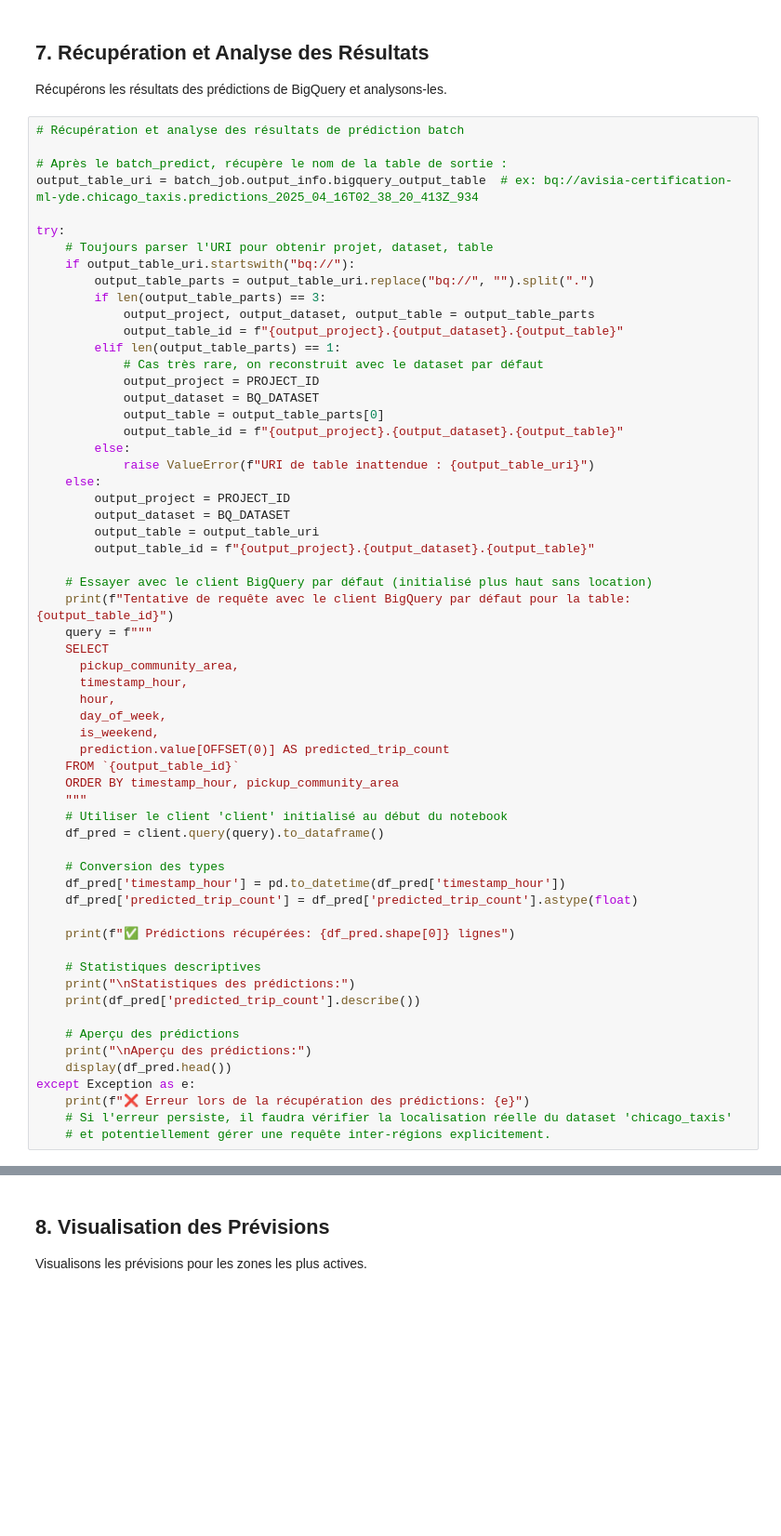
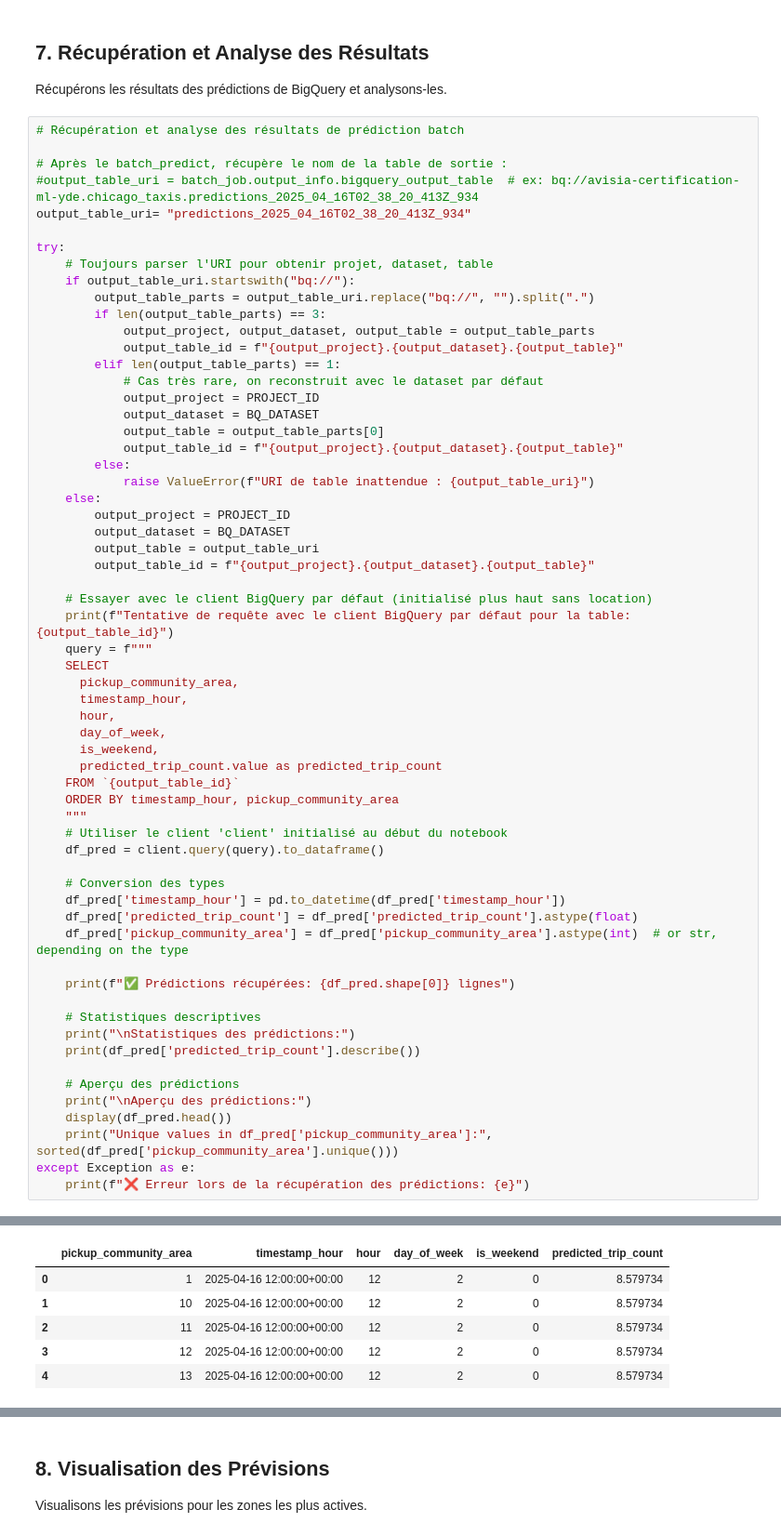
Before and after one commit to gvern/chicago-taxi-genai-demo, a Jupyter notebook: notebooks/3_Batch_Prediction_Visualization.ipynb, the cells around one changed output, grey strips where cells are left out. Shown: that part at 93% size. Saved outputs shown, nothing was run; the diff lists cells and outputs as text; blank space fills up the shorter version.

```diff
--- a/notebooks/3_Batch_Prediction_Visualization.ipynb
+++ b/notebooks/3_Batch_Prediction_Visualization.ipynb
@@ -333,7 +331,8 @@ Récupérons les résultats des prédictions de BigQuery et analysons-les.
 # Récupération et analyse des résultats de prédiction batch
 
 # Après le batch_predict, récupère le nom de la table de sortie :
-output_table_uri = batch_job.output_info.bigquery_output_table  # ex: bq://avisia-certification-ml-yde.chicago_taxis.predictions_2025_04_16T02_38_20_413Z_934
+#output_table_uri = batch_job.output_info.bigquery_output_table  # ex: bq://avisia-certification-ml-yde.chicago_taxis.predictions_2025_04_16T02_38_20_413Z_934
+output_table_uri= "predictions_2025_04_16T02_38_20_413Z_934"
 
 try:
     # Toujours parser l'URI pour obtenir projet, dataset, table
@@ -365,7 +364,7 @@ try:
       hour,
       day_of_week,
       is_weekend,
-      prediction.value[OFFSET(0)] AS predicted_trip_count
+      predicted_trip_count.value as predicted_trip_count
     FROM `{output_table_id}`
     ORDER BY timestamp_hour, pickup_community_area
     """
@@ -375,6 +374,7 @@ try:
     # Conversion des types
     df_pred['timestamp_hour'] = pd.to_datetime(df_pred['timestamp_hour'])
     df_pred['predicted_trip_count'] = df_pred['predicted_trip_count'].astype(float)
+    df_pred['pickup_community_area'] = df_pred['pickup_community_area'].astype(int)  # or str, depending on the type
 
     print(f"✅ Prédictions récupérées: {df_pred.shape[0]} lignes")
 
@@ -385,9 +385,8 @@ try:
     # Aperçu des prédictions
     print("\nAperçu des prédictions:")
     display(df_pred.head())
+    print("Unique values in df_pred['pickup_community_area']:", sorted(df_pred['pickup_community_area'].unique()))
 except Exception as e:
     print(f"❌ Erreur lors de la récupération des prédictions: {e}")
-    # Si l'erreur persiste, il faudra vérifier la localisation réelle du dataset 'chicago_taxis'
-    # et potentiellement gérer une requête inter-régions explicitement.
 # %% [output]
 Tentative de requête avec le client BigQuery par défaut pour la table: avisia-certification-ml-yde.chicago_taxis.predictions_2025_04_16T02_38_20_413Z_934
@@ -397,0 +407,6 @@ Job ID: 567fa871-41df-461d-b149-45099cc2acfe
+|  | pickup_community_area | timestamp_hour | hour | day_of_week | is_weekend | predicted_trip_count |
+| 0 | 1 | 2025-04-16 12:00:00+00:00 | 12 | 2 | 0 | 8.579734 |
+| 1 | 10 | 2025-04-16 12:00:00+00:00 | 12 | 2 | 0 | 8.579734 |
+| 2 | 11 | 2025-04-16 12:00:00+00:00 | 12 | 2 | 0 | 8.579734 |
+| 3 | 12 | 2025-04-16 12:00:00+00:00 | 12 | 2 | 0 | 8.579734 |
+| 4 | 13 | 2025-04-16 12:00:00+00:00 | 12 | 2 | 0 | 8.579734 |
```
Also changed, not shown: parts of 8 cells of this notebook.
